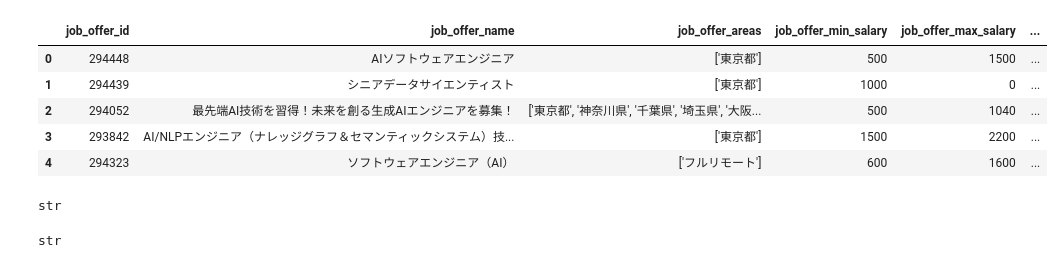
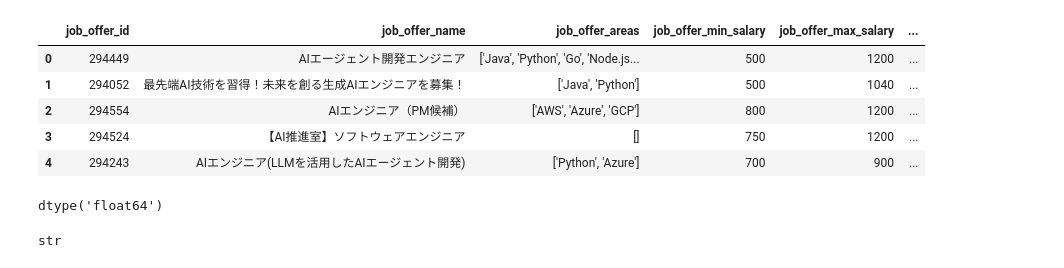
Before and after one commit to rksinagaki/job_scraping, a Jupyter notebook: src/test_date.ipynb, the cells around one changed output. Saved outputs shown, nothing was run; the diff lists cells and outputs as text; code cells hidden in the pictures.

```diff
--- a/src/test_date.ipynb
+++ b/src/test_date.ipynb
@@ -2,20 +2,19 @@
 import pandas as pd
 import ast
 # %%
-df = pd.read_csv('../filtered.csv')
+df = pd.read_csv('../data/filtered.csv')
 df.head()
 # %% [output]
 |  | job_offer_id | job_offer_name | job_offer_areas | job_offer_min_salary | job_offer_max_salary | ... |
-| 0 | 294448 | AIソフトウェアエンジニア | ['東京都'] | 500 | 1500 | ... |
-| 1 | 294439 | シニアデータサイエンティスト | ['東京都'] | 1000 | 0 | ... |
-| 2 | 294052 | 最先端AI技術を習得！未来を創る生成AIエンジニアを募集！ | ['東京都', '神奈川県', '千葉県', '埼玉県', '大阪... | 500 | 1040 | ... |
-| 3 | 293842 | AI/NLPエンジニア（ナレッジグラフ＆セマンティックシステム）技... | ['東京都'] | 1500 | 2200 | ... |
-| 4 | 294323 | ソフトウェアエンジニア（AI） | ['フルリモート'] | 600 | 1600 | ... |
+| 0 | 294449 | AIエージェント開発エンジニア | ['Java', 'Python', 'Go', 'Node.js... | 500 | 1200 | ... |
+| 1 | 294052 | 最先端AI技術を習得！未来を創る生成AIエンジニアを募集！ | ['Java', 'Python'] | 500 | 1040 | ... |
+| 2 | 294554 | AIエンジニア（PM候補） | ['AWS', 'Azure', 'GCP'] | 800 | 1200 | ... |
+| 3 | 294524 | 【AI推進室】ソフトウェアエンジニア | [] | 750 | 1200 | ... |
+| 4 | 294243 | AIエンジニア(LLMを活用したAIエージェント開発) | ['Python', 'Azure'] | 700 | 900 | ... |
 # %%
-val = df.loc[0,['job_offer_areas']]
-type(df.loc[1, "job_offer_skill_names"])
+df.loc[1,'established'].dtype
 # %% [output]
-str
+dtype('float64')
 # %%
 df['job_offer_areas'] = df['job_offer_areas'].apply(ast.literal_eval)
 type(df.loc[2, "job_offer_skill_names"])
```
Also changed, not shown: parts of 2 cells of this notebook, 5 other files.
